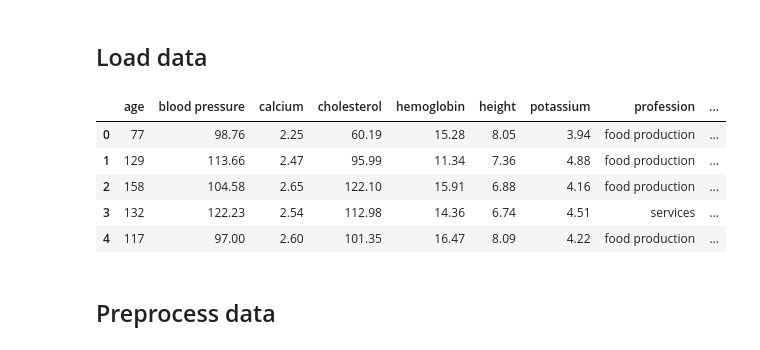
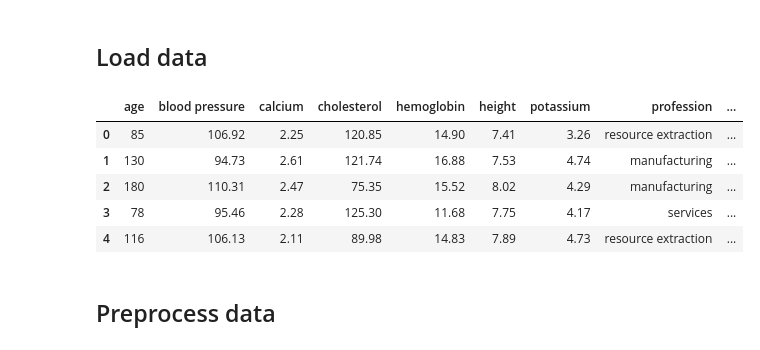
Before and after one commit to thomasrixen/LELEC2870-Project, a Jupyter notebook: Part1/Part1.ipynb, the cells around one changed output. Drawn from its saved outputs; the diff is of its cells as text; code cells hidden in the pictures.

```diff
--- a/Part1/Part1.ipynb
+++ b/Part1/Part1.ipynb
@@ -23,28 +22,28 @@ warnings.filterwarnings('ignore')
 # %%
 # Data paths
 labeled_data_path = '../data/data_labeled/'
 unlabeled_data_path = '../data/data_unlabeled/'
 
 # Image paths
 img_test_unlabeled_path = '../data/data_labeled/Img_test/'
 img_train_unlabeled_path = '../data/data_labeled/Img_train/'
 X_img_path = '../data/data_unlabeled/Img/'
 
 # Load csv's
 X_test = pd.read_csv(labeled_data_path + 'X_test.csv')
 X_train = pd.read_csv(labeled_data_path + 'X_train.csv')
-y_test = pd.read_csv(labeled_data_path + 'y_test.csv')
-y_train = pd.read_csv(labeled_data_path + 'y_train.csv')
+y_test = pd.read_csv(labeled_data_path + 'y_test.csv', header=None)
+y_train = pd.read_csv(labeled_data_path + 'y_train.csv', header=None)
 X_unlabeled = pd.read_csv(unlabeled_data_path + 'X.csv')
 
-X_unlabeled.head()
+X_test.head()
 # %% [output]
 |  | age | blood pressure | calcium | cholesterol | hemoglobin | height | potassium | profession | ... |
-| 0 | 77 | 98.76 | 2.25 | 60.19 | 15.28 | 8.05 | 3.94 | food production | ... |
-| 1 | 129 | 113.66 | 2.47 | 95.99 | 11.34 | 7.36 | 4.88 | food production | ... |
-| 2 | 158 | 104.58 | 2.65 | 122.10 | 15.91 | 6.88 | 4.16 | food production | ... |
-| 3 | 132 | 122.23 | 2.54 | 112.98 | 14.36 | 6.74 | 4.51 | services | ... |
-| 4 | 117 | 97.00 | 2.60 | 101.35 | 16.47 | 8.09 | 4.22 | food production | ... |
+| 0 | 85 | 106.92 | 2.25 | 120.85 | 14.90 | 7.41 | 3.26 | resource extraction | ... |
+| 1 | 130 | 94.73 | 2.61 | 121.74 | 16.88 | 7.53 | 4.74 | manufacturing | ... |
+| 2 | 180 | 110.31 | 2.47 | 75.35 | 15.52 | 8.02 | 4.29 | manufacturing | ... |
+| 3 | 78 | 95.46 | 2.28 | 125.30 | 11.68 | 7.75 | 4.17 | services | ... |
+| 4 | 116 | 106.13 | 2.11 | 89.98 | 14.83 | 7.89 | 4.73 | resource extraction | ... |
 # %% [markdown]
 ## Preprocess data
 # %%
```
Also changed, not shown: parts of 18 cells of this notebook, 1 other file.
